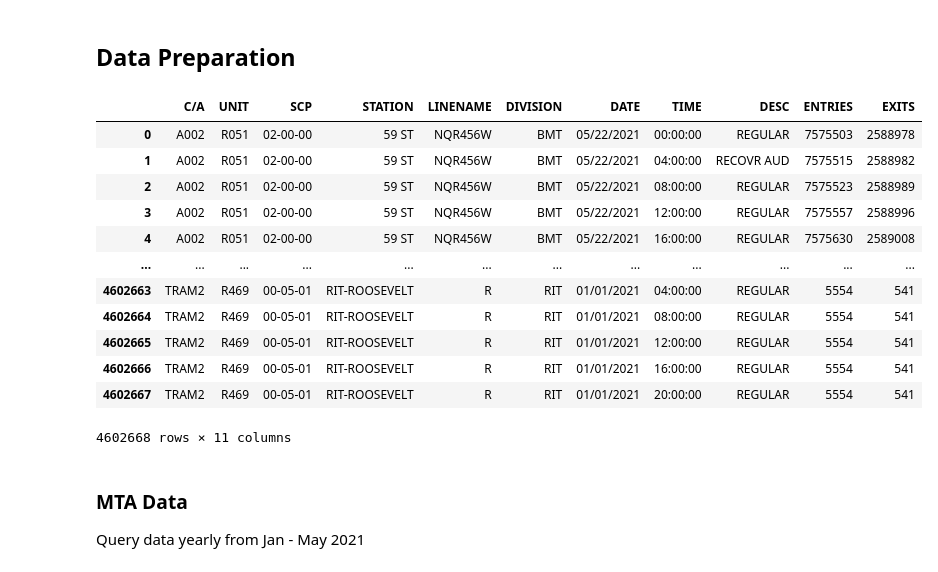
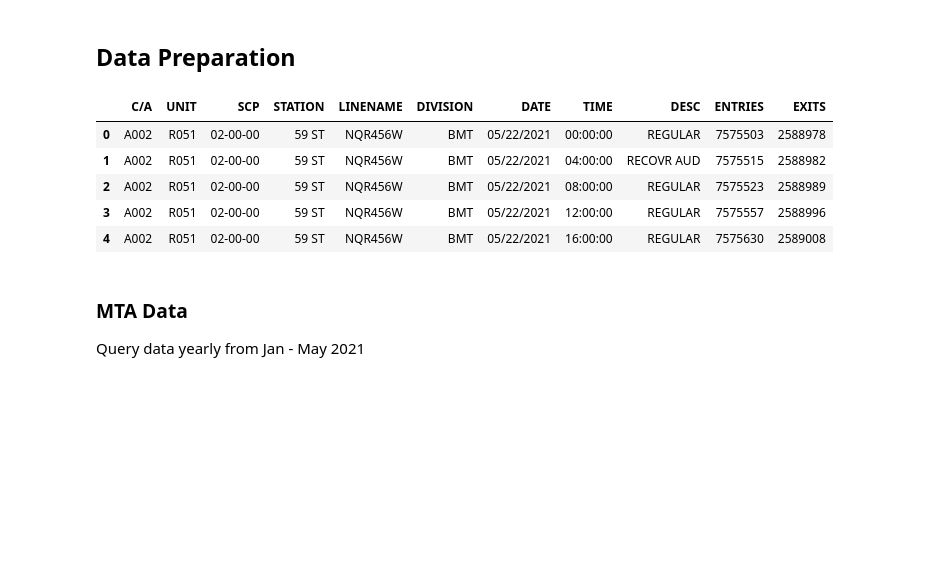
Before and after one commit to hzhi54/EDA_MTA_Project, a Jupyter notebook: MTA_project_code.ipynb, the cells around one changed output. Drawn from its saved outputs; the diff is of its cells as text; code cells hidden in the pictures; blank space fills up the shorter version.

```diff
--- a/MTA_project_code.ipynb
+++ b/MTA_project_code.ipynb
@@ -11,22 +12,15 @@ import sqlalchemy
 # %%
 engine = sqlalchemy.create_engine("sqlite:///data/mta_data.db")
 mta_table = engine.table_names()[0]
 mta_df = pd.read_sql('SELECT * FROM '+mta_table, engine)
-mta_df
+mta_df.head()
 # %% [output]
 |  | C/A | UNIT | SCP | STATION | LINENAME | DIVISION | DATE | TIME | DESC | ENTRIES | EXITS |
 | 0 | A002 | R051 | 02-00-00 | 59 ST | NQR456W | BMT | 05/22/2021 | 00:00:00 | REGULAR | 7575503 | 2588978 |
 | 1 | A002 | R051 | 02-00-00 | 59 ST | NQR456W | BMT | 05/22/2021 | 04:00:00 | RECOVR AUD | 7575515 | 2588982 |
 | 2 | A002 | R051 | 02-00-00 | 59 ST | NQR456W | BMT | 05/22/2021 | 08:00:00 | REGULAR | 7575523 | 2588989 |
 | 3 | A002 | R051 | 02-00-00 | 59 ST | NQR456W | BMT | 05/22/2021 | 12:00:00 | REGULAR | 7575557 | 2588996 |
 | 4 | A002 | R051 | 02-00-00 | 59 ST | NQR456W | BMT | 05/22/2021 | 16:00:00 | REGULAR | 7575630 | 2589008 |
-| ... | ... | ... | ... | ... | ... | ... | ... | ... | ... | ... | ... |
-| 4602663 | TRAM2 | R469 | 00-05-01 | RIT-ROOSEVELT | R | RIT | 01/01/2021 | 04:00:00 | REGULAR | 5554 | 541 |
-| 4602664 | TRAM2 | R469 | 00-05-01 | RIT-ROOSEVELT | R | RIT | 01/01/2021 | 08:00:00 | REGULAR | 5554 | 541 |
-| 4602665 | TRAM2 | R469 | 00-05-01 | RIT-ROOSEVELT | R | RIT | 01/01/2021 | 12:00:00 | REGULAR | 5554 | 541 |
-| 4602666 | TRAM2 | R469 | 00-05-01 | RIT-ROOSEVELT | R | RIT | 01/01/2021 | 16:00:00 | REGULAR | 5554 | 541 |
-| 4602667 | TRAM2 | R469 | 00-05-01 | RIT-ROOSEVELT | R | RIT | 01/01/2021 | 20:00:00 | REGULAR | 5554 | 541 |
-4602668 rows × 11 columns
 # %% [markdown]
 ### MTA Data
 Query data yearly from Jan - May 2021
```
Also changed, not shown: parts of 38 cells of this notebook, 4 other files.
